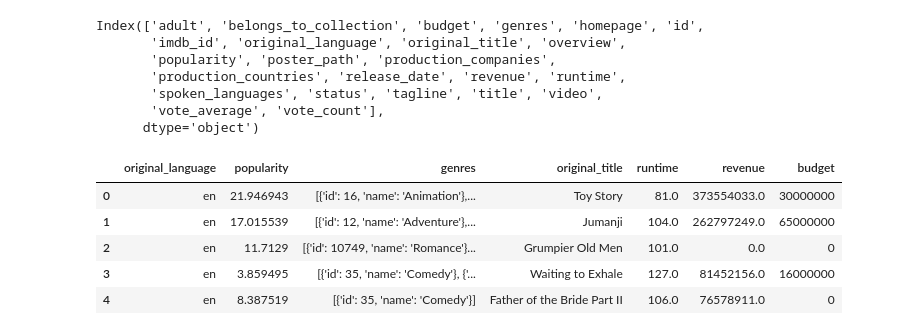
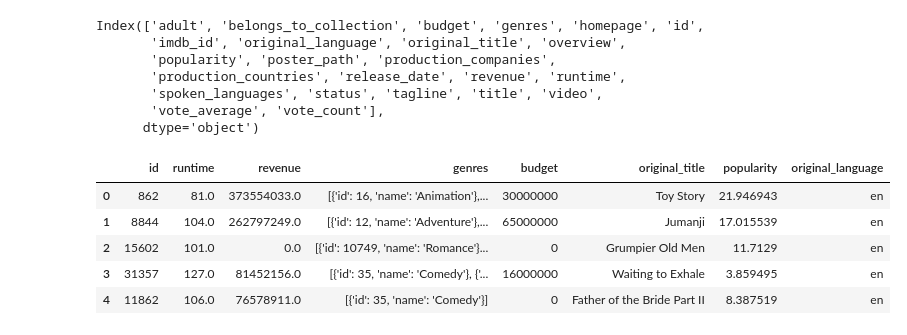
Before and after one commit to lucaslealvale/CD2018_Projeto3, a Jupyter notebook: Projeto 3.ipynb, the cells around one changed output. Saved outputs shown, nothing was run; the diff lists cells and outputs as text; code cells hidden in the pictures.

```diff
--- a/Projeto 3.ipynb
+++ b/Projeto 3.ipynb
@@ -33,12 +27,12 @@ Index(['adult', 'belongs_to_collection', 'budget', 'genres', 'homepage', 'id',
        'vote_average', 'vote_count'],
       dtype='object')
 # %%
-df=movies.loc[:, {'original_title','original_language','genres','popularity','runtime','budget','revenue'}]
+df=movies.loc[:, {'id','original_title','original_language','genres','popularity','runtime','budget','revenue'}]
 df.head()
 # %% [output]
-|  | original_language | popularity | genres | original_title | runtime | revenue | budget |
-| 0 | en | 21.946943 | [{'id': 16, 'name': 'Animation'},... | Toy Story | 81.0 | 373554033.0 | 30000000 |
-| 1 | en | 17.015539 | [{'id': 12, 'name': 'Adventure'},... | Jumanji | 104.0 | 262797249.0 | 65000000 |
-| 2 | en | 11.7129 | [{'id': 10749, 'name': 'Romance'}... | Grumpier Old Men | 101.0 | 0.0 | 0 |
-| 3 | en | 3.859495 | [{'id': 35, 'name': 'Comedy'}, {'... | Waiting to Exhale | 127.0 | 81452156.0 | 16000000 |
-| 4 | en | 8.387519 | [{'id': 35, 'name': 'Comedy'}] | Father of the Bride Part II | 106.0 | 76578911.0 | 0 |
+|  | id | runtime | revenue | genres | budget | original_title | popularity | original_language |
+| 0 | 862 | 81.0 | 373554033.0 | [{'id': 16, 'name': 'Animation'},... | 30000000 | Toy Story | 21.946943 | en |
+| 1 | 8844 | 104.0 | 262797249.0 | [{'id': 12, 'name': 'Adventure'},... | 65000000 | Jumanji | 17.015539 | en |
+| 2 | 15602 | 101.0 | 0.0 | [{'id': 10749, 'name': 'Romance'}... | 0 | Grumpier Old Men | 11.7129 | en |
+| 3 | 31357 | 127.0 | 81452156.0 | [{'id': 35, 'name': 'Comedy'}, {'... | 16000000 | Waiting to Exhale | 3.859495 | en |
+| 4 | 11862 | 106.0 | 76578911.0 | [{'id': 35, 'name': 'Comedy'}] | 0 | Father of the Bride Part II | 8.387519 | en |
```
Also changed, not shown: parts of 7 cells of this notebook.
